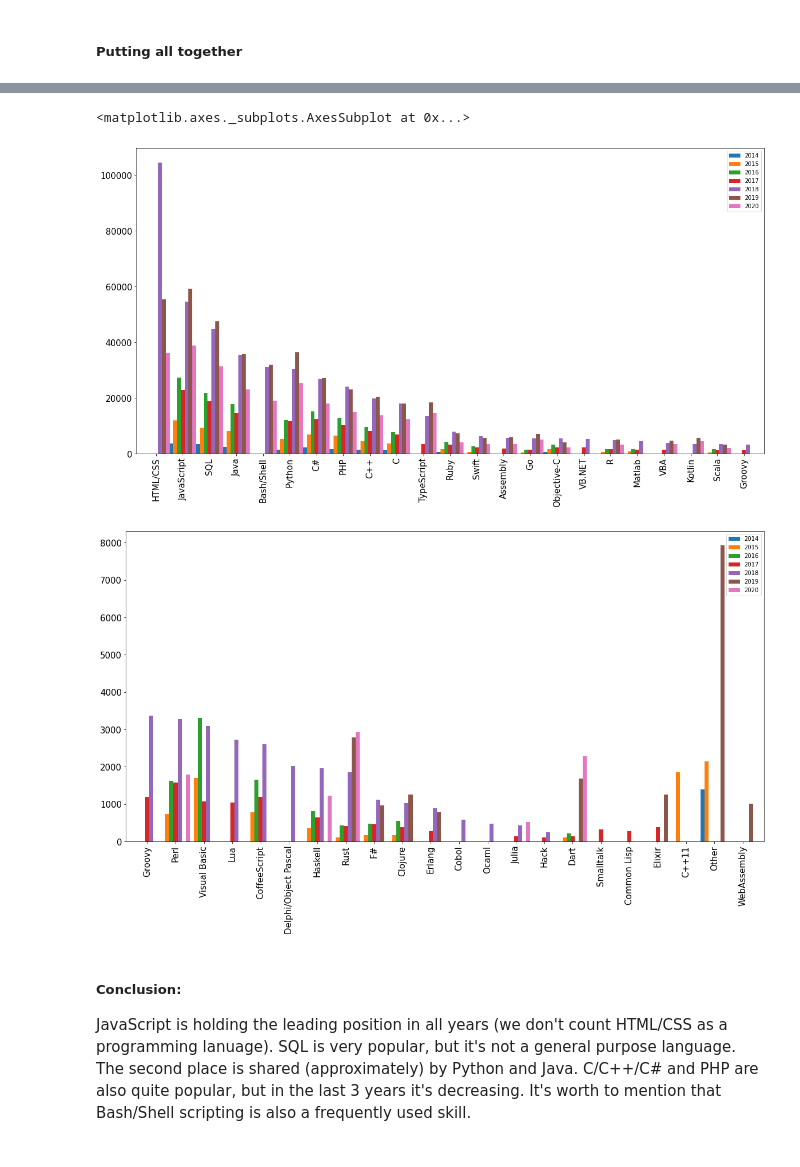
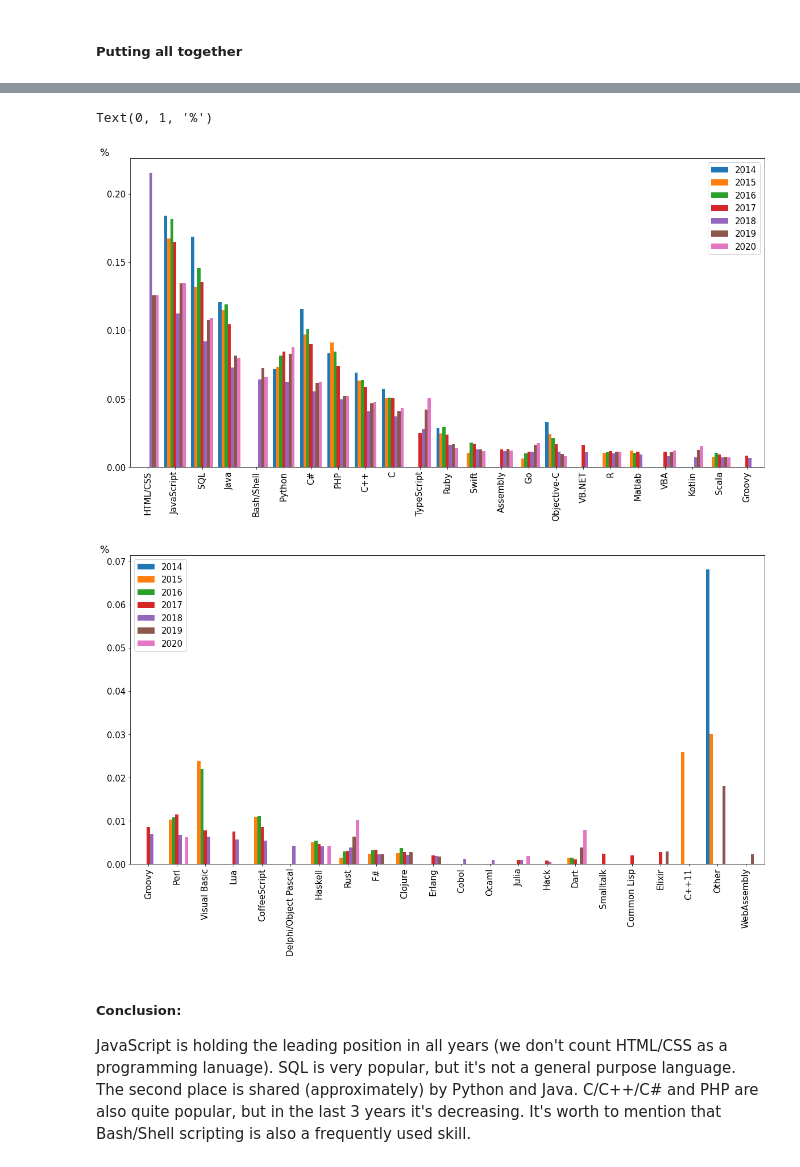
Before and after one commit to unclesyova/DSnanodegree_Project1, a Jupyter notebook: IT_trends.ipynb, the cells around one changed output, grey strips where cells are left out. Drawn from its saved outputs; the diff is of its cells as text; code cells hidden in the pictures.

```diff
--- a/IT_trends.ipynb
+++ b/IT_trends.ipynb
@@ -445,6 +455,7 @@ lang2017 = assemble_list_of_technologies(df2017, ['HaveWorkedLanguage'], "; ")
 # %%
 #Some extra work to make this data uniform with the previous years
 lang2017.rename({"Visual Basic 6": "Visual Basic"}, inplace=True)
+lang2017 = lang2017 / lang2017.sum()
 lang2017.name = 2017
 lang2017
 # %% [output]
@@ -495,6 +506,7 @@ lang2018['HTML'] = lang2018['HTML'] + lang2018['CSS']
 lang2018.drop('CSS', inplace=True)
 lang2018.rename({"Visual Basic 6": "Visual Basic"}, inplace=True)
 lang2018.rename({"HTML": "HTML/CSS"}, inplace=True)
+lang2018 = lang2018 / lang2018.sum()
 lang2018.name = 2018
 lang2018
 # %% [output]
@@ -543,6 +555,7 @@ dtype: int32
 #Some extra work to make this data uniform with the previous years
 lang2019.rename({"Other(s):": "Other"}, inplace=True)
 lang2019.rename({"Bash/Shell/PowerShell": "Bash/Shell"}, inplace=True)
+lang2019 = lang2019 / lang2019.sum()
 lang2019.name = 2019
 lang2019
 # %% [output]
@@ -569,6 +582,7 @@ Name: 2019, dtype: int32
 lang2020 = assemble_list_of_technologies(df2020, ['LanguageWorkedWith'], ";")
 # %%
 lang2020.rename({"Bash/Shell/PowerShell": "Bash/Shell"}, inplace=True)
+lang2020 = lang2020 / lang2020.sum()
 lang2020.name = 2020
 lang2020
 # %% [output]
@@ -621,12 +635,16 @@ lang_over_years.sort_values(by='2018', ascending=False, inplace=True) #sorting v
 lang_over_years1 = lang_over_years.head(23)
 lang_over_years2 = lang_over_years.tail(22)
 # %%
-lang_over_years1.plot(kind='bar', figsize=(20,10), width=1, fontsize=15)
-lang_over_years2.plot(kind='bar', figsize=(20,10), width=1, fontsize=15)
+ax = lang_over_years1.plot(kind='bar', figsize=(20,10), width=0.8, fontsize=15)
+ax.legend(fontsize=15)
+ax.set_ylabel(ylabel="%", fontsize='xx-large', position=(0,1), rotation='horizontal')
+ax = lang_over_years2.plot(kind='bar', figsize=(20,10), width=0.8, fontsize=15)
+ax.legend(fontsize=15)
+ax.set_ylabel(ylabel="%", fontsize='xx-large', position=(0,1), rotation='horizontal')
 # %% [output]
-<matplotlib.axes._subplots.AxesSubplot at 0x...>
+Text(0, 1, '%')
-[figure, old version]
+[figure, new version]
-[figure, old version]
+[figure, new version]
 # %% [markdown]
 ##### Conclusion:
 JavaScript is holding the leading position in all years (we don't count HTML/CSS as a programming lanuage). SQL is very popular, but it's not a general purpose language. The second place is shared (approximately) by Python and Java. C/C++/C# and PHP are also quite popular, but in the last 3 years it's decreasing. It's worth to mention that Bash/Shell scripting is also a frequently used skill.
```
Also changed, not shown: parts of 15 cells of this notebook.
